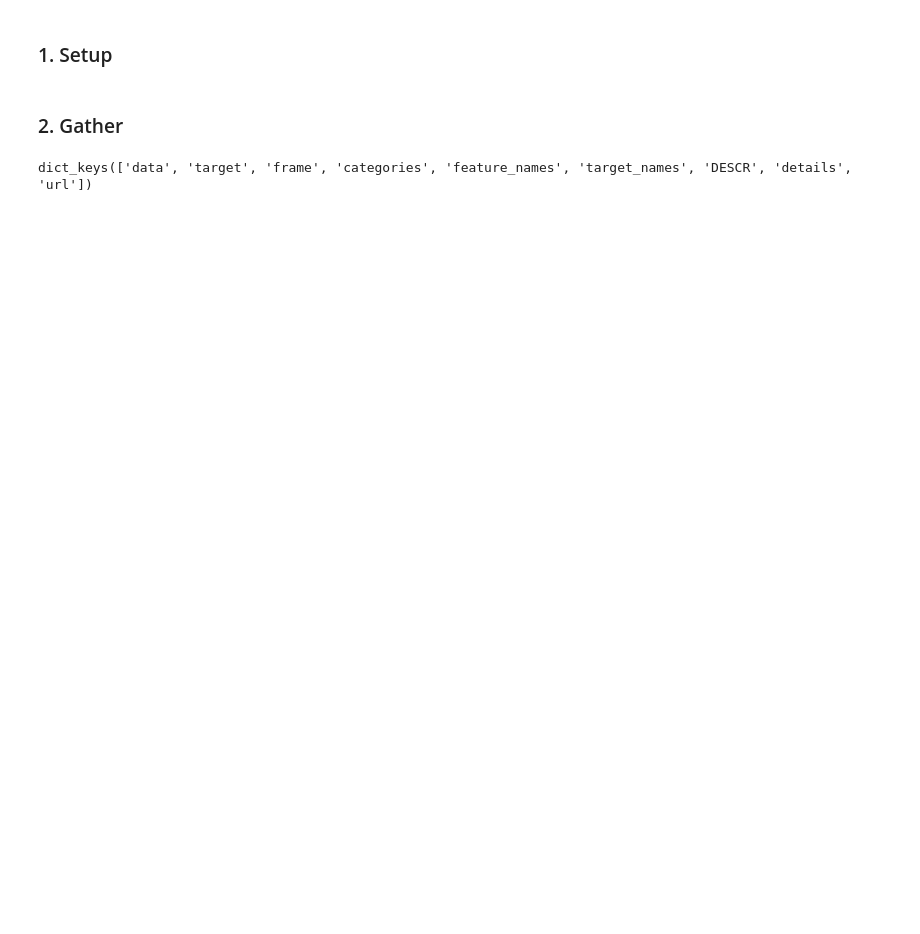
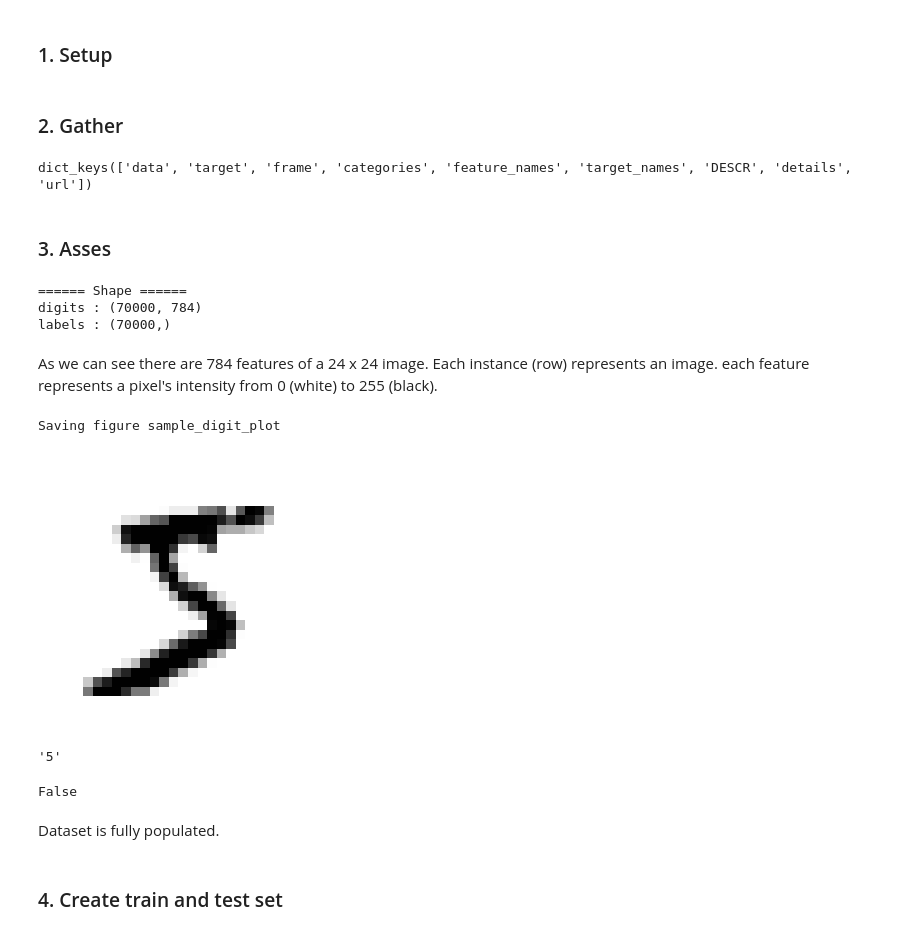
Before and after one commit to Smit6/mnist-classification, a Jupyter notebook: mnist-classification.ipynb, the cells around one changed output. Drawn from its saved outputs; the diff is of its cells as text; code cells hidden in the pictures; blank space fills up the shorter version.

Commit message:
Updated mnist-classification.ipynb by adding Asses, Create train and test set, and Binary classifier sections.

```diff
--- a/mnist-classification.ipynb
+++ b/mnist-classification.ipynb
@@ -70,3 +71,43 @@ mnist = fetch_openml('mnist_784', version = 1, as_frame = False)
 mnist.keys()
 # %% [output]
 dict_keys(['data', 'target', 'frame', 'categories', 'feature_names', 'target_names', 'DESCR', 'details', 'url'])
+# %%
+digits, labels = mnist['data'], mnist['target']
+# %% [markdown]
+<a id = 'asses'></a>
+### 3. Asses
+# %%
+print('====== Shape ======')
+print('digits :', digits.shape)
+print('labels :', labels.shape)
+# %% [output]
+====== Shape ======
+digits : (70000, 784)
+labels : (70000,)
+# %% [markdown]
+As we can see there are 784 features of a 24 x 24 image. Each instance (row) represents an image. each feature represents a pixel's intensity from 0 (white) to 255 (black).
+# %%
+sample_digit = digits[0]
+sample_digit_image = digits[0].reshape(28, 28)
+plt.imshow(sample_digit_image, cmap = mpl.cm.binary)
+plt.axis('off')
+
+save_fig('sample_digit_plot')
+plt.show()
+# %% [output]
+Saving figure sample_digit_plot
+[figure, added]
+# %%
+sample_label = labels[0]
+sample_label
+# %% [output]
+'5'
+# %%
+np.isnan(digits).any()
+# %% [output]
+False
+# %% [markdown]
+Dataset is fully populated.
+# %% [markdown]
+<a id = 'train-test-set'></a>
+### 4. Create train and test set
```
Also changed, not shown: parts of 53 cells of this notebook, 5 other files.
